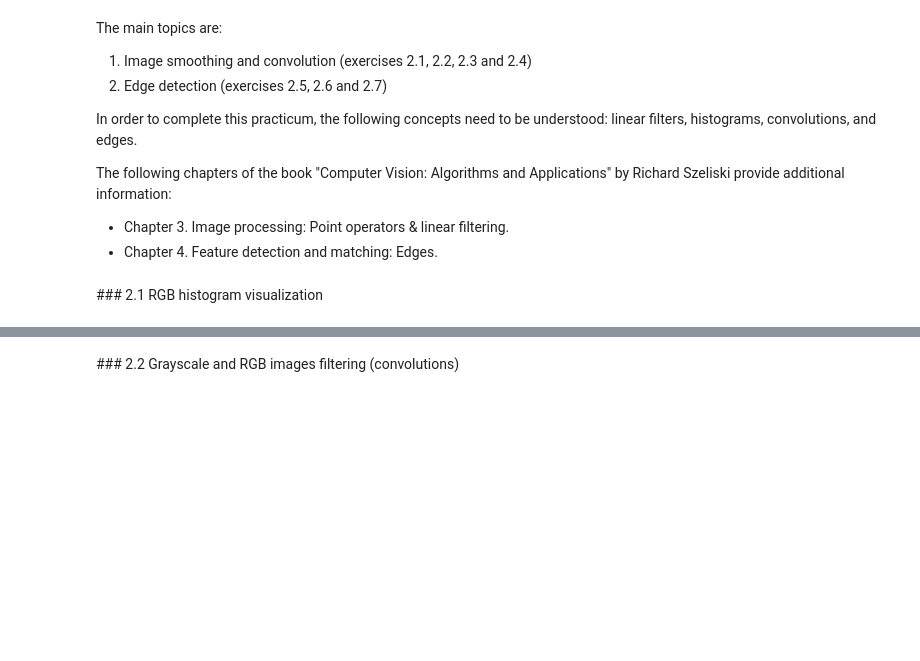
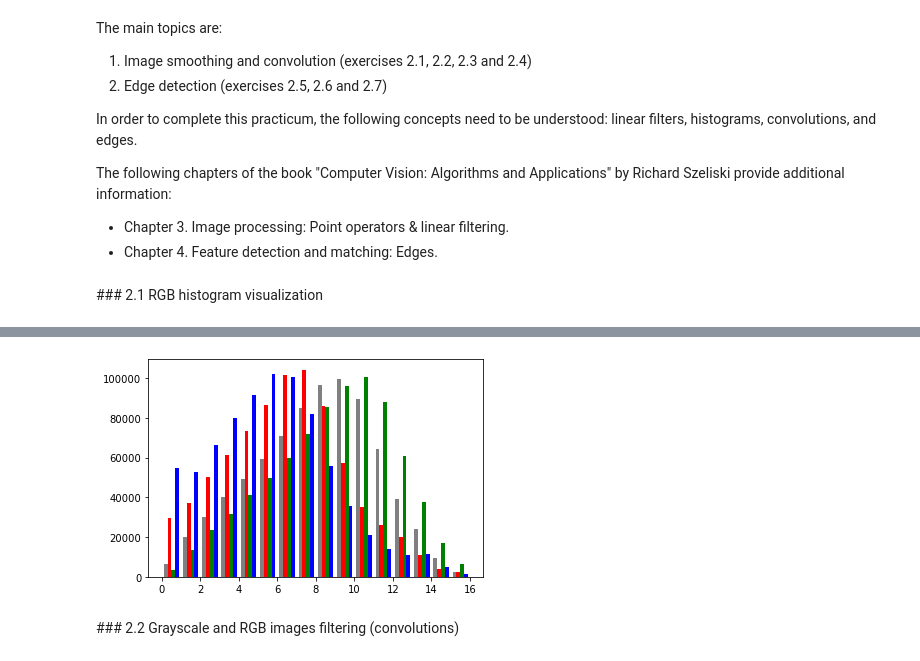
Before and after one commit to Zhipeng139/Computer-Vison_UB_P2, a Jupyter notebook: p2_2022-23.ipynb, the cells around one changed output, grey strips where cells are left out. Saved outputs shown, nothing was run; the diff lists cells and outputs as text; code cells hidden in the pictures; blank space fills up the shorter version.

```diff
--- a/p2_2022-23.ipynb
+++ b/p2_2022-23.ipynb
@@ -100,17 +101,3 @@ The plotted histogram must accomplish these requirements (see image bellow as an
 <img src='images_notebook/histograms2.png'>
 
 <img src='images_notebook/histograms3.png'>
-# %%
-#your solution
-from skimage import color
-from skimage import data, exposure, img_as_float
-
-def im_hist(im, nbins = 8):
-    image = img_as_float(im)
-    np.histogram(image, bins = nbins)
-    #r_channel = im[:,:,0][0]
-    exposure.histogram(image, nbins = nbins)
-    # plt.hist(r_channel)
-    plt.show()
-
-im_hist(dog)
@@ -117,3 +107,19 @@ im_hist(dog)
+# %%
+#your solution
+colors = ['gray','red','green','blue']
+
+def im_hist(im, nbins = 8):
+    img = img_as_float(im) * nbins
+    gr = color.rgb2gray(im).flatten() * nbins
+    r = img[:,:,0].flatten()
+    g = img[:,:,1].flatten()
+    b = img[:,:,2].flatten()
+    plt.hist((gr,r,g,b), bins = nbins,color = colors)
+    plt.show()
+# %%
+im_hist(dog,16)
+# %% [output]
+[figure, added]
 # %% [markdown]
 ### 2.2 Grayscale and RGB images filtering (convolutions)
 # %% [markdown]
```
Also changed, not shown: parts of 3 cells of this notebook, 1 other file.
